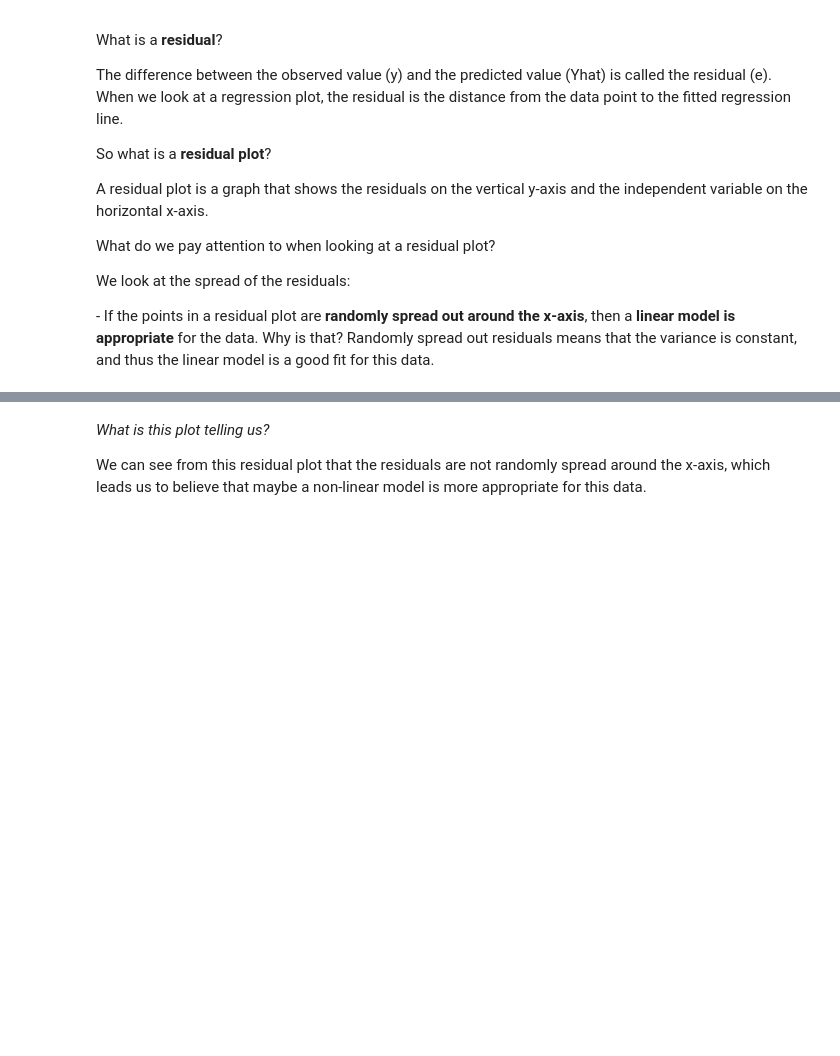
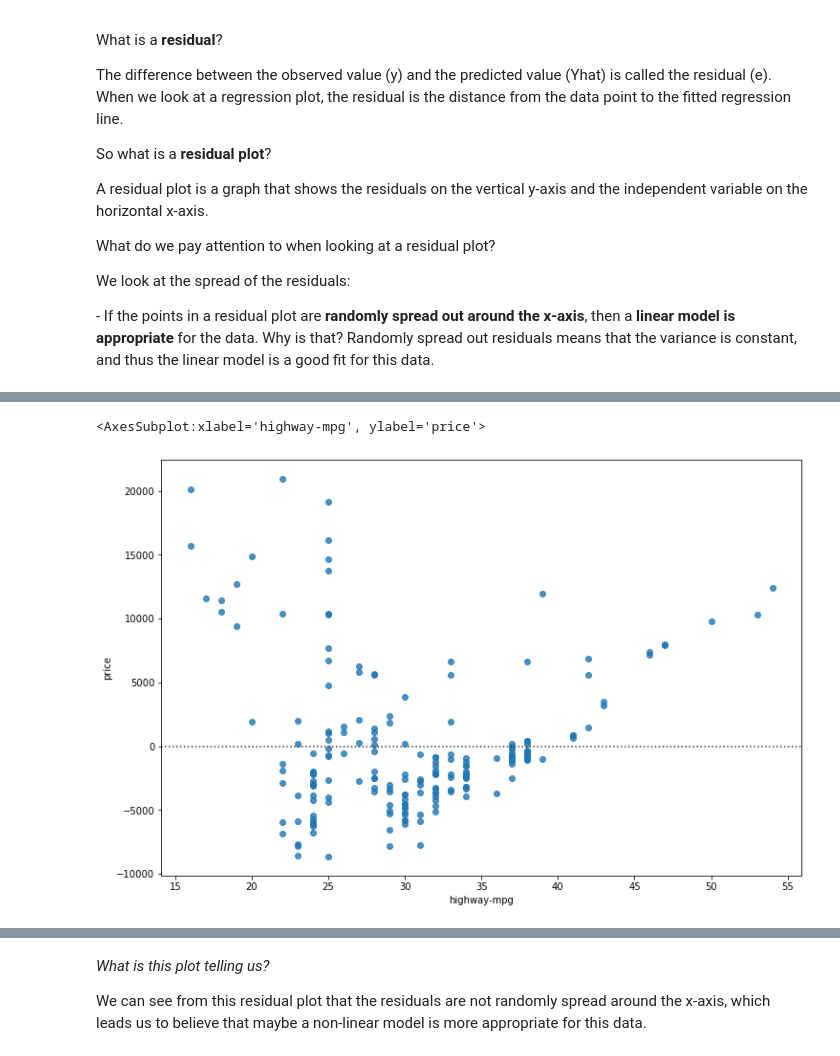
Before and after one commit to OmarInCS/data-analysis-visulization-python, a Jupyter notebook: week5/day2/lesson-14-models.ipynb, the cells around one changed output, grey strips where cells are left out. Drawn from its saved outputs; the diff is of its cells as text; code cells hidden in the pictures; blank space fills up the shorter version.

```diff
--- a/week5/day2/lesson-14-models.ipynb
+++ b/week5/day2/lesson-14-models.ipynb
@@ -418,0 +433,6 @@ df[["peak-rpm","highway-mpg","price"]].corr()
+# %%
+plt.figure(figsize=(12, 8))
+sns.residplot(x=df["highway-mpg"], y=df["price"])
+# %% [output]
+<AxesSubplot:xlabel='highway-mpg', ylabel='price'>
+[figure, added]
```
Also changed, not shown: parts of 55 cells of this notebook.
